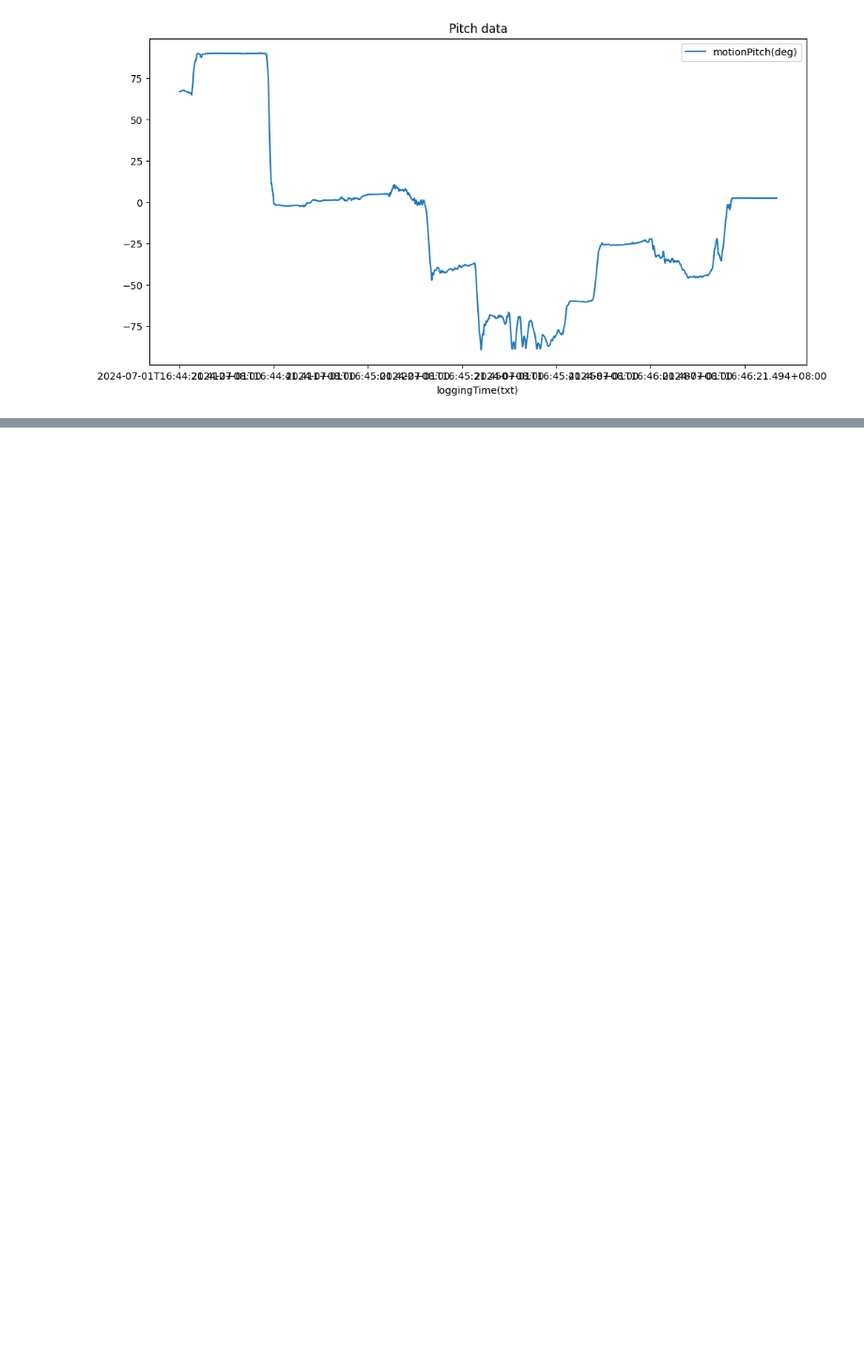
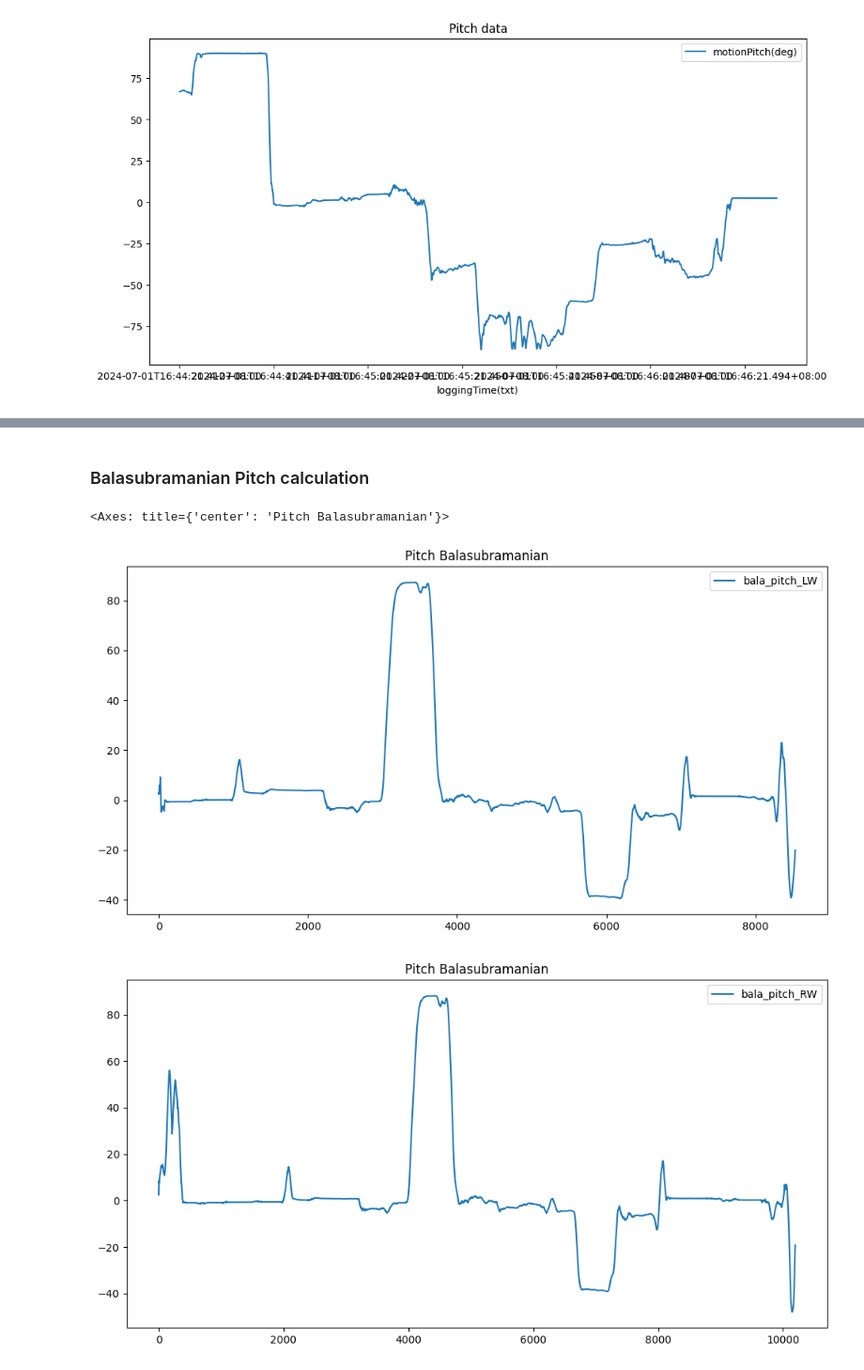
Before and after one commit to gloorli/ul-movement-tracking, a Jupyter notebook: src/pitch_analysis.ipynb, the cells around one changed output, grey strips where cells are left out. Shown at 94% size. Saved outputs shown, nothing was run; the diff lists cells and outputs as text; code cells hidden in the pictures; blank space fills up the shorter version.

Commit message:
feat: add Balasubramanian pitch calculation method

```diff
--- a/src/pitch_analysis.ipynb
+++ b/src/pitch_analysis.ipynb
@@ -33,0 +43,15 @@ plot_angles_over_time(pitch_mad_RW)
+# %% [markdown]
+### Balasubramanian Pitch calculation
+# %%
+bala_pitch_LW = estimate_pitch(acc_LW.values, farm_inx=0, nwin=sampling_freq)
+bala_pitch_RW = estimate_pitch(acc_RW.values, farm_inx=0, nwin=sampling_freq)
+# %%
+bala_pitch_LW_df = pd.DataFrame(bala_pitch_LW, columns=['bala_pitch_LW'])
+bala_pitch_RW_df = pd.DataFrame(bala_pitch_RW, columns=['bala_pitch_RW'])
+# %%
+bala_pitch_LW_df.plot(title='Pitch Balasubramanian', figsize=(12, 6))
+bala_pitch_RW_df.plot(title='Pitch Balasubramanian', figsize=(12, 6))
+# %% [output]
+<Axes: title={'center': 'Pitch Balasubramanian'}>
+[figure, added]
+[figure, added]
```
Also changed, not shown: parts of 5 cells of this notebook, 1 other file.
